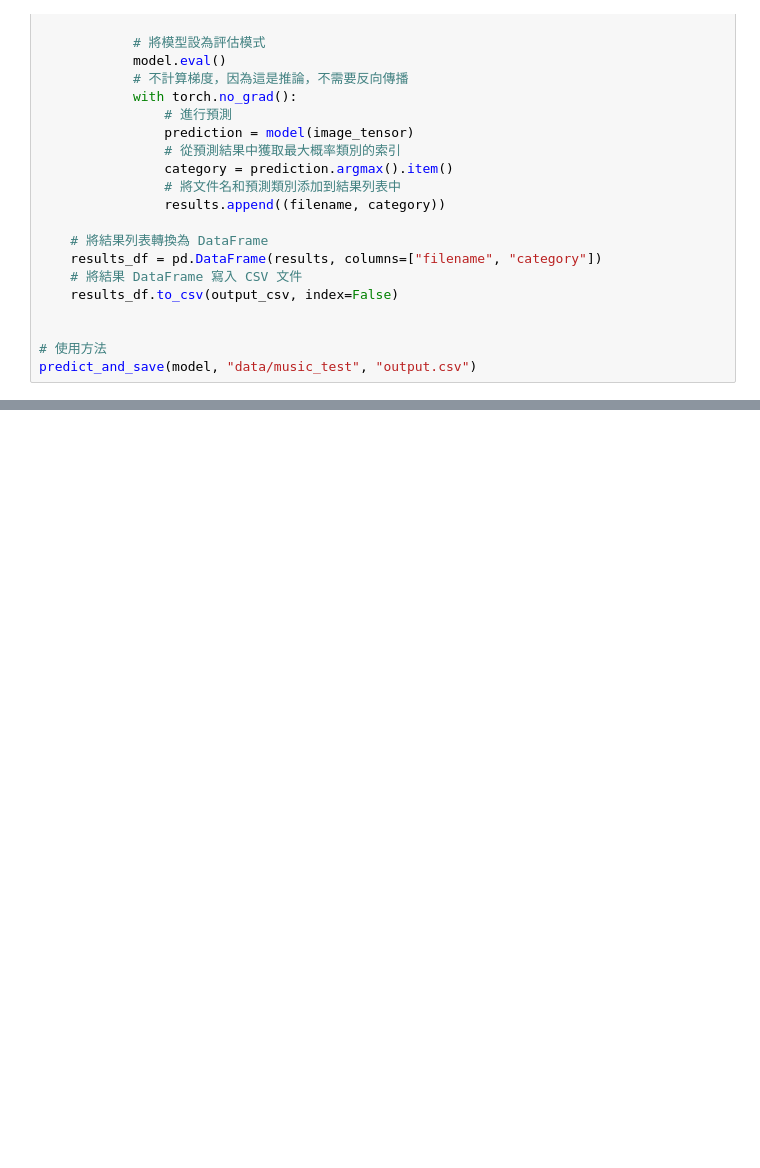
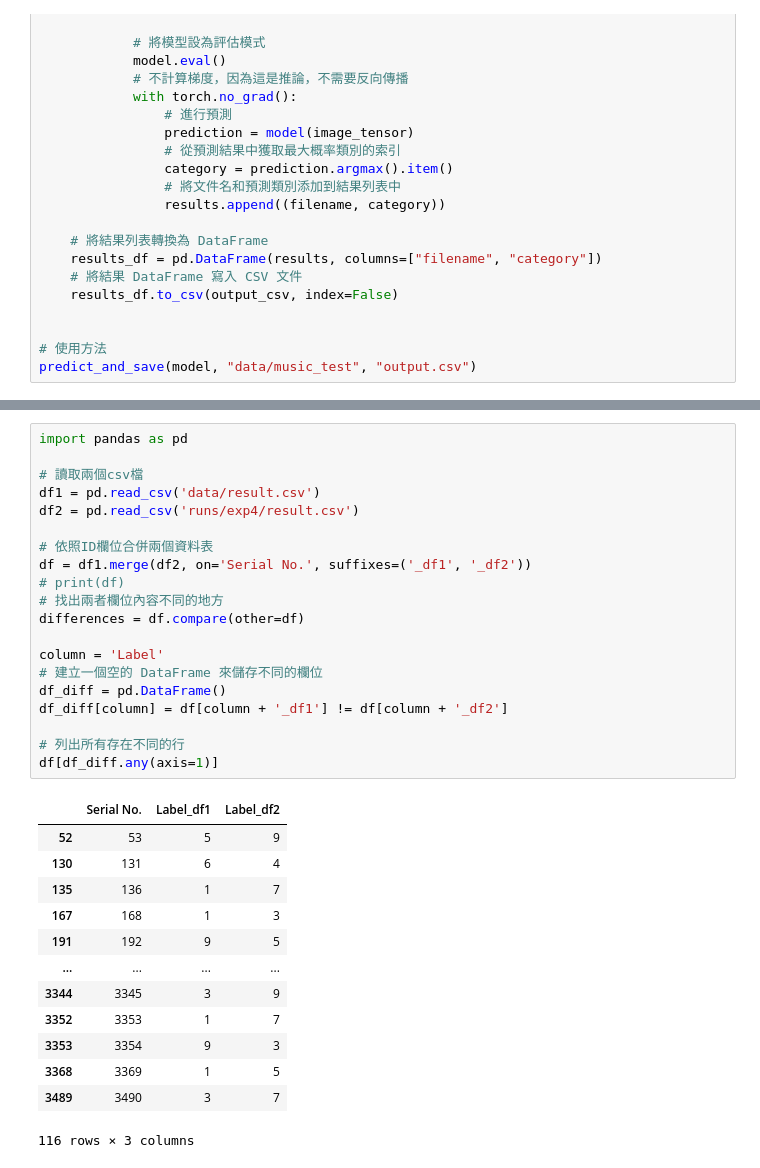
Before and after one commit to Royyang1203/School_work, a Jupyter notebook: S6/DL/hw3_online-character-recognition/410921208_hw3.ipynb, the cells around one changed output, grey strips where cells are left out. Drawn from its saved outputs; the diff is of its cells as text; blank space fills up the shorter version.

```diff
--- a/S6/DL/hw3_online-character-recognition/410921208_hw3.ipynb
+++ b/S6/DL/hw3_online-character-recognition/410921208_hw3.ipynb
@@ -601,0 +530,34 @@ predict_and_save(model, "data/music_test", "output.csv")
+# %%
+import pandas as pd
+
+# 讀取兩個csv檔
+df1 = pd.read_csv('data/result.csv')
+df2 = pd.read_csv('runs/exp4/result.csv')
+
+# 依照ID欄位合併兩個資料表
+df = df1.merge(df2, on='Serial No.', suffixes=('_df1', '_df2'))
+# print(df)
+# 找出兩者欄位內容不同的地方
+differences = df.compare(other=df)
+
+column = 'Label'
+# 建立一個空的 DataFrame 來儲存不同的欄位
+df_diff = pd.DataFrame()
+df_diff[column] = df[column + '_df1'] != df[column + '_df2']
+
+# 列出所有存在不同的行
+df[df_diff.any(axis=1)]
+# %% [output]
+|  | Serial No. | Label_df1 | Label_df2 |
+| 52 | 53 | 5 | 9 |
+| 130 | 131 | 6 | 4 |
+| 135 | 136 | 1 | 7 |
+| 167 | 168 | 1 | 3 |
+| 191 | 192 | 9 | 5 |
+| ... | ... | ... | ... |
+| 3344 | 3345 | 3 | 9 |
+| 3352 | 3353 | 1 | 7 |
+| 3353 | 3354 | 9 | 3 |
+| 3368 | 3369 | 1 | 5 |
+| 3489 | 3490 | 3 | 7 |
+116 rows × 3 columns
```
Also changed, not shown: parts of 23 cells of this notebook.
